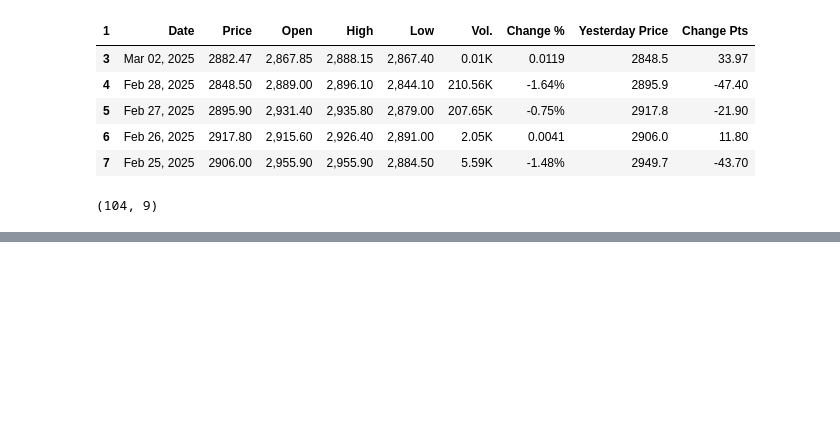
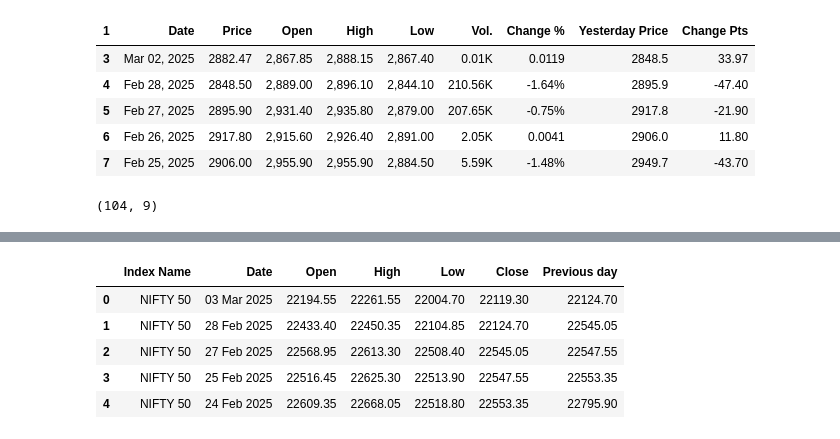
Before and after one commit to Vamsi-Krishna-24/My_Intraday_Analysis, a Jupyter notebook: DATA_Ops/Data_processing/UNDP1.ipynb, the cells around one changed output, grey strips where cells are left out. Cells and saved outputs as stored; diff of their text form; code cells hidden in the pictures; blank space fills up the shorter version.

Commit message:
First factor is done, with added Data constrains

```diff
--- a/Data_processing/UNDP1.ipynb
+++ b/DATA_Ops/Data_processing/UNDP1.ipynb
@@ -190,3 +190,6 @@ GOLD4.shape
 (104, 9)
 # %%
 GOLD4.to_csv("/Users/surisettivamsikrishna/Downloads/Vamsi Pc/CODES/Mark 3/Cleaned_Data_UD/GOLD.csv")
+# %%
+nifty = pd.read_csv("/Users/surisettivamsikrishna/Downloads/Vamsi Pc/CODES/Mark 3/UNIV DATA/NIFTY 50.csv")
+nifty.head(5)
@@ -192,0 +203,10 @@ GOLD4.to_csv("/Users/surisettivamsikrishna/Downloads/Vamsi Pc/CODES/Mark 3/Clean
+# %%
+nifty['Previous day']= nifty['Close'].shift(-1)
+nifty.head(5)
+# %% [output]
+|  | Index Name | Date | Open | High | Low | Close | Previous day |
+| 0 | NIFTY 50 | 03 Mar 2025 | 22194.55 | 22261.55 | 22004.70 | 22119.30 | 22124.70 |
+| 1 | NIFTY 50 | 28 Feb 2025 | 22433.40 | 22450.35 | 22104.85 | 22124.70 | 22545.05 |
+| 2 | NIFTY 50 | 27 Feb 2025 | 22568.95 | 22613.30 | 22508.40 | 22545.05 | 22547.55 |
+| 3 | NIFTY 50 | 25 Feb 2025 | 22516.45 | 22625.30 | 22513.90 | 22547.55 | 22553.35 |
+| 4 | NIFTY 50 | 24 Feb 2025 | 22609.35 | 22668.05 | 22518.80 | 22553.35 | 22795.90 |
```
Also changed, not shown: parts of 14 cells of this notebook, 13 other files.
